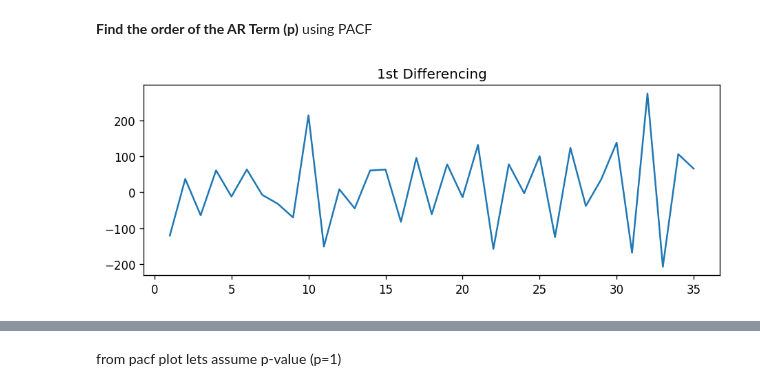
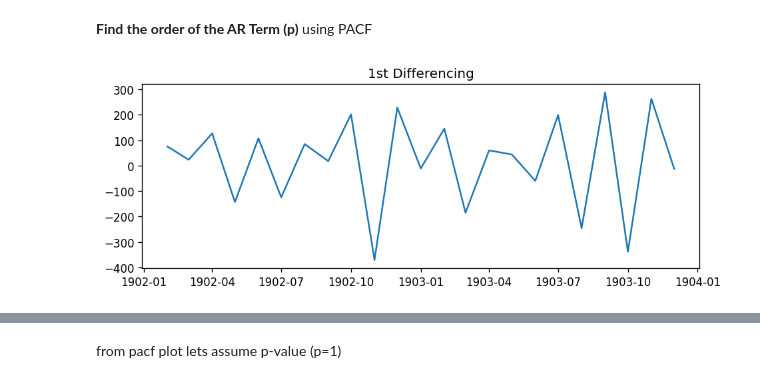
Before and after one commit to Mukul-kYadav/ARIMA, a Jupyter notebook: sales.ipynb, the cells around one changed output, grey strips where cells are left out. Drawn from its saved outputs; the diff is of its cells as text; code cells hidden in the pictures.

```diff
--- a/sales.ipynb
+++ b/sales.ipynb
@@ -6,0 +6,8 @@ import statsmodels
+# %%
+from pandas import datetime
+
+def parser(x):
+	return datetime.strptime('190'+x, '%Y-%m')
+
+series = pd.read_csv('datasets/shampoo_sales.csv', header=0, parse_dates=[0], index_col=0, squeeze=True, date_parser=parser)
+series.head()
@@ -6,0 +23,5 @@ import statsmodels
+# %%
+
+# Converting Series to DataFrame
+df = pd.DataFrame(series)
+df.head()
@@ -7,6 +36,4 @@ import statsmodels
 # %%
-df = pd.read_csv("datasets\shampoo_sales.csv")
-df.rename(columns={'Sales': 'sales'}, inplace = True)
-print(df.shape)
+df.rename(columns = {'Sales':'sales'}, inplace = True)
 df.head()
 # %% [output]
@@ -26,22 +53,3 @@ print("p-value: ", result[1])
 # %% [output]
 ADF statistics:  3.0601420836411797
 p-value:  1.0
-# %%
-# Lets difference the series
-from statsmodels.graphics.tsaplots import plot_acf, plot_pacf
-plt.rcParams.update({'figure.figsize':(9, 7), 'figure.dpi':120})
-
-# Original Series
-fig, axes = plt.subplots(3,2, sharex=True)
-axes[0, 0].plot(df.sales); axes[0,0].set_title("Original Series")
-plot_acf(df.sales, ax=axes[0,1], lags=15)
-
-# 1st Differencing
-axes[1, 0].plot(df.sales.diff()); axes[1, 0].set_title('1st Order Differencing')
-plot_acf(df.sales.diff().dropna(), ax=axes[1, 1], lags=15)
-
-# 2nd Differencing
-axes[2, 0].plot(df.sales.diff().diff()); axes[2, 0].set_title('2nd Order Differencing')
-plot_acf(df.sales.diff().diff().dropna(), ax=axes[2, 1], lags=15)
-
-plt.show()
@@ -62,8 +159,8 @@ using PACF
 # %%
 plt.rcParams.update({'figure.figsize':(9,3), 'figure.dpi':120})
 
 fig, axes = plt.subplots(1, 1, sharex=True)
-axes.plot(df.sales.diff()); axes.set_title('1st Differencing')
+axes.plot(df.sales.diff(12).diff()); axes.set_title('1st Differencing')
 plt.show()
 # %% [output]
-[figure, old version]
+[figure, new version]
```
Also changed, not shown: parts of 30 cells of this notebook.
